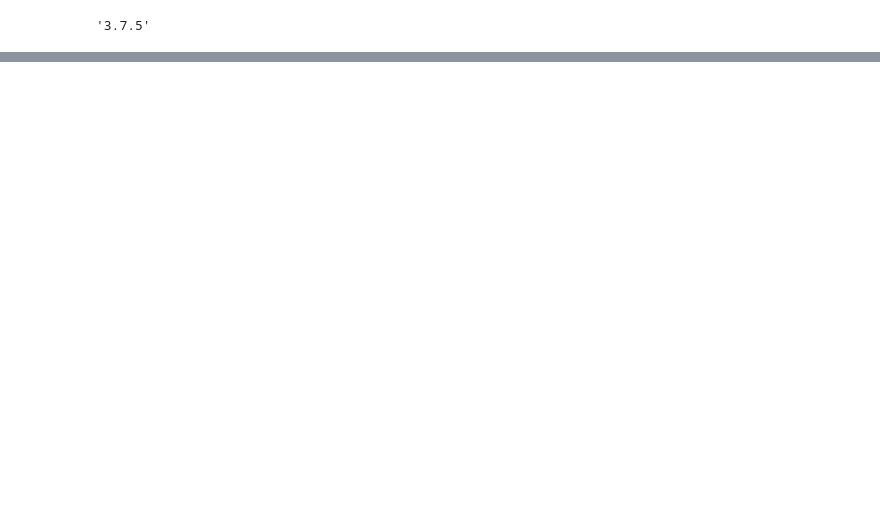
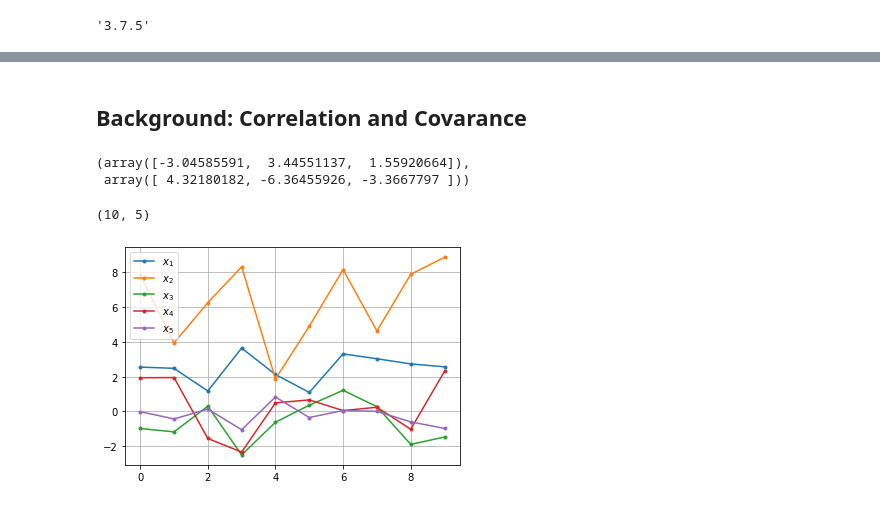
Before and after one commit to billtubbs/mech-575, a Jupyter notebook: Chapter-1-singular-value-decomposition.ipynb, the cells around one changed output, grey strips where cells are left out. Saved outputs shown, nothing was run; the diff lists cells and outputs as text; code cells hidden in the pictures; blank space fills up the shorter version.

```diff
--- a/Chapter-1-singular-value-decomposition.ipynb
+++ b/Chapter-1-singular-value-decomposition.ipynb
@@ -298,0 +80,20 @@ plt.show()
+# %%
+# Helper functions for plotting
+
+def two_2d_plots(axes, plot_info, axes_off=True):
+    """Adds image data in plot_info to axes"""
+    for ax, (title, data) in zip(axes, plot_info.items()):
+        ax.imshow(data)
+        ax.set_title(title)
+        if axes_off:
+            ax.axis('off')
+
+def save_plot(name, path=None, i=None, pdf=True, png=True):
+    """Saves the current figure with a new filename"""
+    if i is not None:
+        name = name + f'{i:02d}'
+    plt.tight_layout()
+    if png:
+        plt.savefig(os.path.join(path, name + '.png'))
+    if pdf:
+        plt.savefig(os.path.join(path, name + '.pdf'))
@@ -298,0 +328,34 @@ plt.show()
+# %% [markdown]
+## Background: Correlation and Covarance
+# %%
+# Suppose we have m variables, x1, x2, ... xm
+# Let's say x1 and x2 are independent random variables
+# Let's say x3, x4, ... xm are random linear functions of x1
+
+m = 5
+
+# Linear functions
+coefs = 5*np.random.randn(m - 2)
+intercepts = 5*np.random.randn(m - 2)
+intercepts, coefs
+# %% [output]
+(array([-3.04585591,  3.44551137,  1.55920664]),
+ array([ 4.32180182, -6.36455926, -3.3667797 ]))
+# %%
+# Generate noisy data
+n = 10
+x1 = 2 + np.random.randn(n)
+x2 = 5 + 2*np.random.randn(n)
+x3_to_m = x1.reshape(-1, 1).dot(coefs.reshape(1, 3))
+noise = 0.1*np.random.randn(x3_to_m.size).reshape(x3_to_m.shape)
+x_data = np.hstack([x1.reshape(-1, 1), x2.reshape(-1, 1), x3_to_m*noise])
+x_data.shape
+# %% [output]
+(10, 5)
+# %%
+plt.plot(x_data, '.-')
+plt.legend(labels=['$x_%d$' % (i+1) for i in range(x_data.shape[0])])
+plt.grid()
+plt.show()
+# %% [output]
+[figure, added]
```
Also changed, not shown: parts of 50 cells of this notebook.
